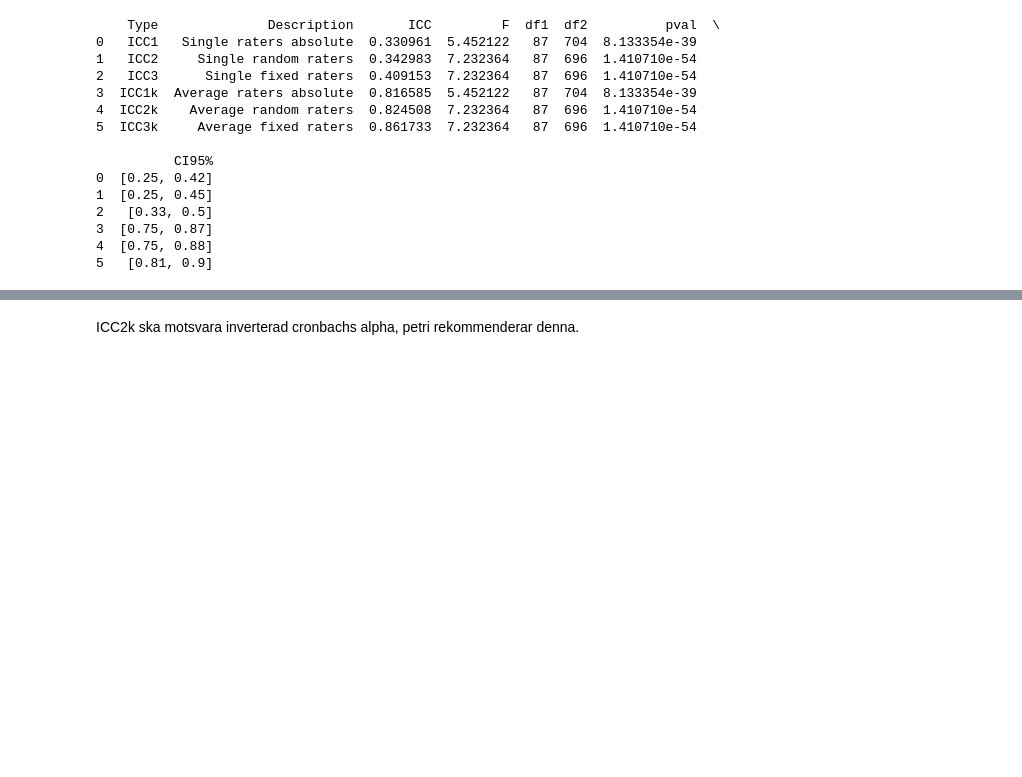
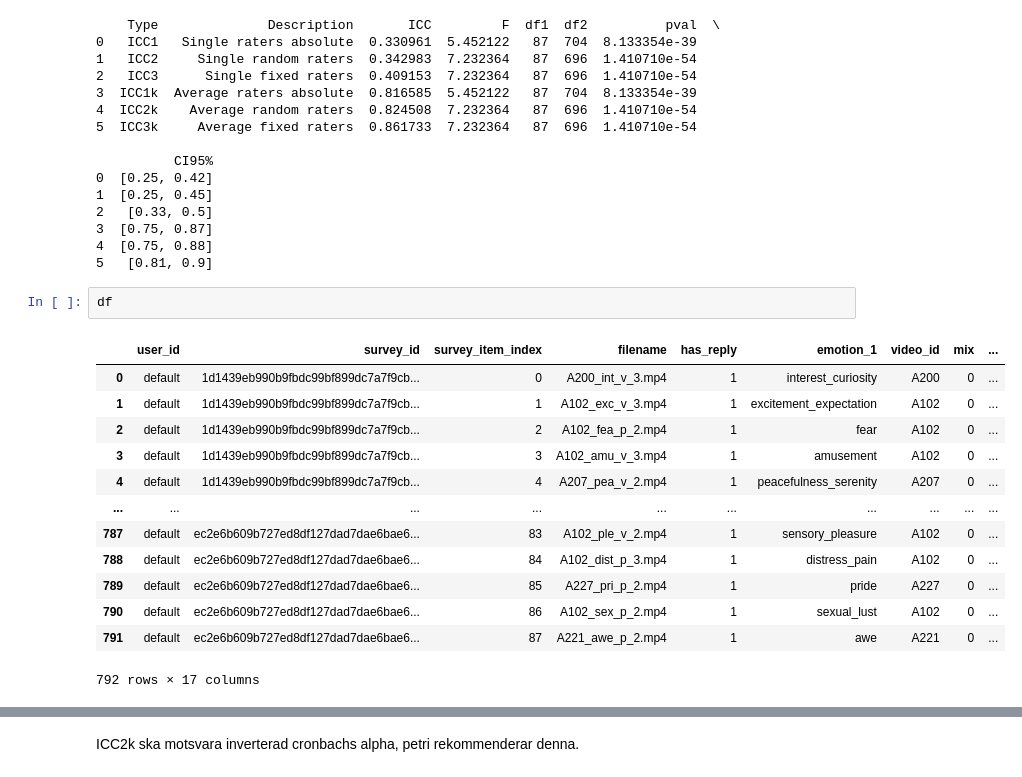
Before and after one commit to timlac/reco-response-analysis, a Jupyter notebook: appraisal/reliability_notebook.ipynb, the cells around one changed output, grey strips where cells are left out. Cells and saved outputs as stored; diff of their text form; blank space fills up the shorter version.

```diff
--- a/appraisal/reliability_notebook.ipynb
+++ b/appraisal/reliability_notebook.ipynb
@@ -233,3 +221,19 @@ print(results)
 3  [0.75, 0.87]
 4  [0.75, 0.88]
 5   [0.81, 0.9]
+# %%
+df
+# %% [output]
+|  | user_id | survey_id | survey_item_index | filename | has_reply | emotion_1 | video_id | mix | ... |
+| 0 | default | 1d1439eb990b9fbdc99bf899dc7a7f9cb... | 0 | A200_int_v_3.mp4 | 1 | interest_curiosity | A200 | 0 | ... |
+| 1 | default | 1d1439eb990b9fbdc99bf899dc7a7f9cb... | 1 | A102_exc_v_3.mp4 | 1 | excitement_expectation | A102 | 0 | ... |
+| 2 | default | 1d1439eb990b9fbdc99bf899dc7a7f9cb... | 2 | A102_fea_p_2.mp4 | 1 | fear | A102 | 0 | ... |
+| 3 | default | 1d1439eb990b9fbdc99bf899dc7a7f9cb... | 3 | A102_amu_v_3.mp4 | 1 | amusement | A102 | 0 | ... |
+| 4 | default | 1d1439eb990b9fbdc99bf899dc7a7f9cb... | 4 | A207_pea_v_2.mp4 | 1 | peacefulness_serenity | A207 | 0 | ... |
+| ... | ... | ... | ... | ... | ... | ... | ... | ... | ... |
+| 787 | default | ec2e6b609b727ed8df127dad7dae6bae6... | 83 | A102_ple_v_2.mp4 | 1 | sensory_pleasure | A102 | 0 | ... |
+| 788 | default | ec2e6b609b727ed8df127dad7dae6bae6... | 84 | A102_dist_p_3.mp4 | 1 | distress_pain | A102 | 0 | ... |
+| 789 | default | ec2e6b609b727ed8df127dad7dae6bae6... | 85 | A227_pri_p_2.mp4 | 1 | pride | A227 | 0 | ... |
+| 790 | default | ec2e6b609b727ed8df127dad7dae6bae6... | 86 | A102_sex_p_2.mp4 | 1 | sexual_lust | A102 | 0 | ... |
+| 791 | default | ec2e6b609b727ed8df127dad7dae6bae6... | 87 | A221_awe_p_2.mp4 | 1 | awe | A221 | 0 | ... |
+792 rows × 17 columns
```
Also changed, not shown: parts of 4 cells of this notebook, 3 other files.
